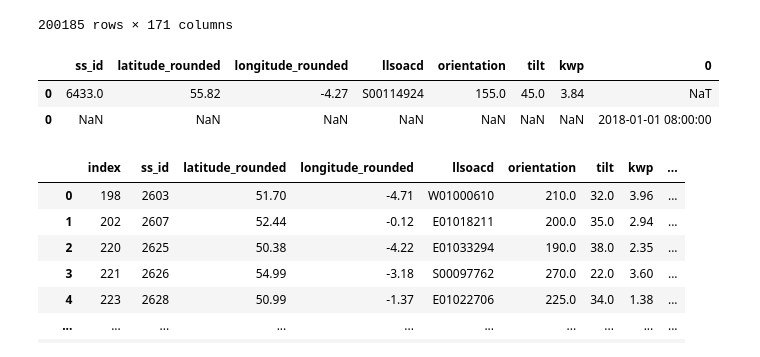
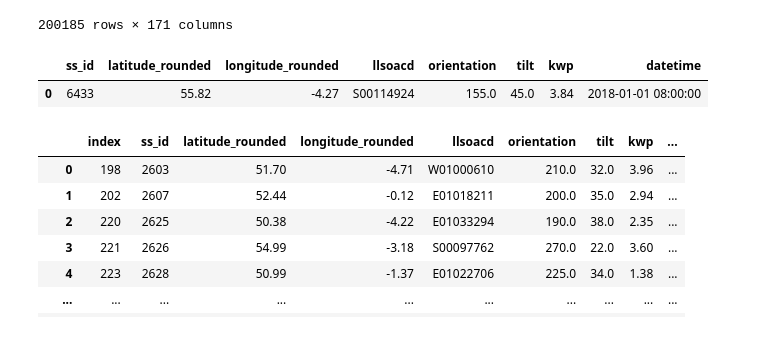
Before and after one commit to ongchungxian/mlp, a Jupyter notebook: test_notebook.ipynb, the cells around one changed output. Drawn from its saved outputs; the diff is of its cells as text; code cells hidden in the pictures.

Commit message:
Updated data_model

```diff
--- a/test_notebook.ipynb
+++ b/test_notebook.ipynb
@@ -33,13 +35,13 @@ new_model.timeseries
 | 200184 | 2021-10-27 19:55:00 | 0.0 | 0.0 | 0.0 | 0.0 | 0.0 | 0.0 | 0.454061 | 0.0 | 0.0 | ... | ... |
 200185 rows × 171 columns
 # %%
-x_meta, x_series, y = new_model.train(its=1, length=64)
+train_meta, train_series, y = new_model.train(its=1, length=64)
+test_meta, test_series, y = new_model.test(its=1, length=64)
 # %%
-x_meta[0]
+train_meta[0]
 # %% [output]
-|  | ss_id | latitude_rounded | longitude_rounded | llsoacd | orientation | tilt | kwp | 0 |
-| 0 | 6433.0 | 55.82 | -4.27 | S00114924 | 155.0 | 45.0 | 3.84 | NaT |
-| 0 | NaN | NaN | NaN | NaN | NaN | NaN | NaN | 2018-01-01 08:00:00 |
+|  | ss_id | latitude_rounded | longitude_rounded | llsoacd | orientation | tilt | kwp | datetime |
+| 0 | 6433 | 55.82 | -4.27 | S00114924 | 155.0 | 45.0 | 3.84 | 2018-01-01 08:00:00 |
 # %%
 metadata
 # %% [output]
```
Also changed, not shown: parts of 1 cell of this notebook, 1 other file.
